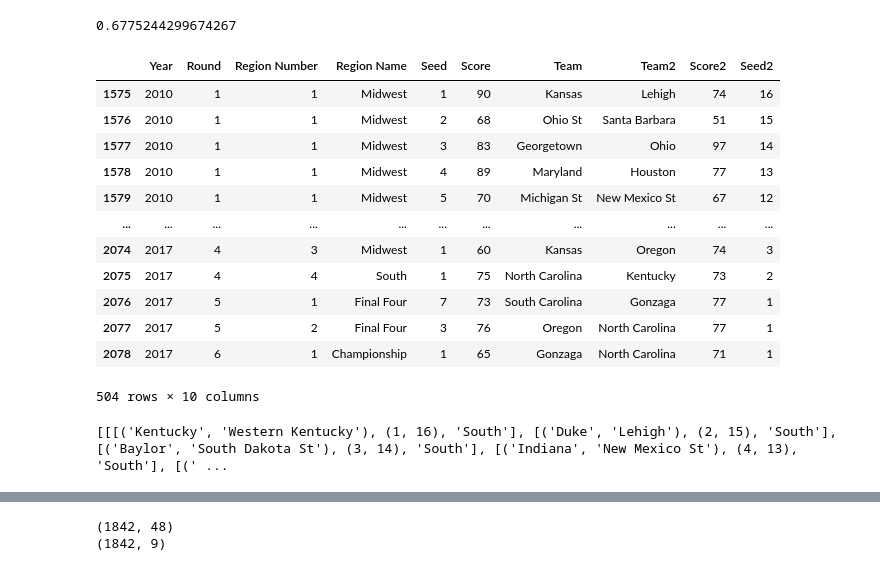
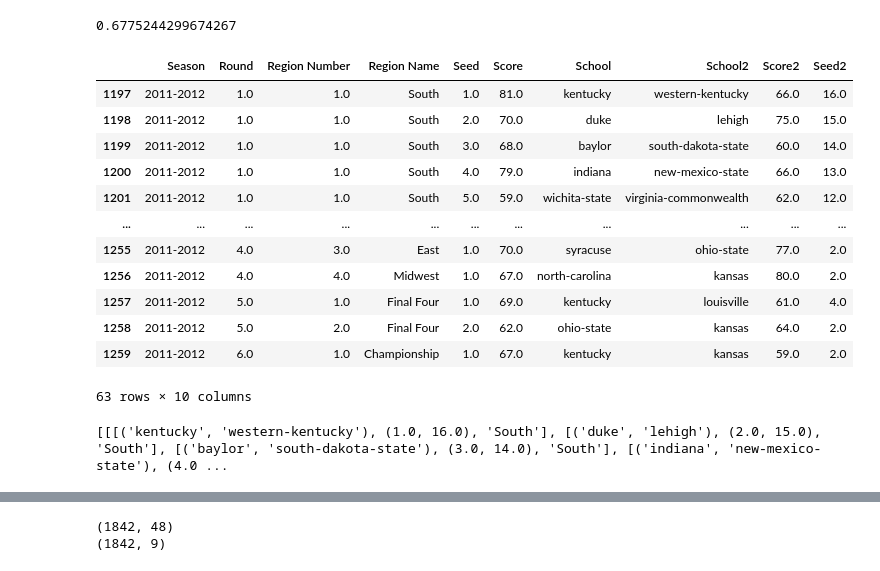
Before and after one commit to eddieloyd21/Big-Data-March-Madness, a Jupyter notebook: Predicting March Madness .ipynb, the cells around one changed output, grey strips where cells are left out. Saved outputs shown, nothing was run; the diff lists cells and outputs as text; code cells hidden in the pictures.

```diff
--- a/Predicting March Madness .ipynb
+++ b/Predicting March Madness .ipynb
@@ -203,25 +203,30 @@ round_to_predict = {"0":0, "1":1, "2":2, "3":3, "4":4, "5":5, "7":6, "8":7, "9":
 # %%
 # Preprocessing to try and make it so it is game by game instead
 # Note data already includes play in games (so no first four)
-rounds = pd.read_csv("/Users/eddieloyd/DIS/BigData/final/Big-Data-March-Madness/data/Big_Dance_CSV.csv")
+rounds = pd.read_csv("/Users/eddieloyd/DIS/BigData/final/Big-Data-March-Madness/data/big_dance.csv")
+rounds = rounds.dropna(how = "all")
+rounds = rounds.dropna(axis = 1, how = "all")
+rounds = rounds.loc[rounds["Season"].str.contains("2012")]
+rounds = rounds.loc[~rounds["Season"].str.contains("2013")]
+
 # Obtain only years with practice data
-rounds = rounds.loc[rounds["Year"] > 2009]
-rounds = rounds.loc[rounds["Year"] < 2018]
-rounds = rounds.rename(columns={'Team.1': 'Team2', 'Score.1': 'Score2', 'Seed.1': 'Seed2'})
+# rounds = rounds.loc[rounds["Year"] > 2009]
+# rounds = rounds.loc[rounds["Year"] < 2018]
+rounds = rounds.rename(columns={'School.1': 'School2', 'Score.1': 'Score2', 'Seed.1': 'Seed2'})
 rounds
 # %% [output]
-|  | Year | Round | Region Number | Region Name | Seed | Score | Team | Team2 | Score2 | Seed2 |
-| 1575 | 2010 | 1 | 1 | Midwest | 1 | 90 | Kansas | Lehigh | 74 | 16 |
-| 1576 | 2010 | 1 | 1 | Midwest | 2 | 68 | Ohio St | Santa Barbara | 51 | 15 |
-| 1577 | 2010 | 1 | 1 | Midwest | 3 | 83 | Georgetown | Ohio | 97 | 14 |
-| 1578 | 2010 | 1 | 1 | Midwest | 4 | 89 | Maryland | Houston | 77 | 13 |
-| 1579 | 2010 | 1 | 1 | Midwest | 5 | 70 | Michigan St | New Mexico St | 67 | 12 |
+|  | Season | Round | Region Number | Region Name | Seed | Score | School | School2 | Score2 | Seed2 |
+| 1197 | 2011-2012 | 1.0 | 1.0 | South | 1.0 | 81.0 | kentucky | western-kentucky | 66.0 | 16.0 |
+| 1198 | 2011-2012 | 1.0 | 1.0 | South | 2.0 | 70.0 | duke | lehigh | 75.0 | 15.0 |
+| 1199 | 2011-2012 | 1.0 | 1.0 | South | 3.0 | 68.0 | baylor | south-dakota-state | 60.0 | 14.0 |
+| 1200 | 2011-2012 | 1.0 | 1.0 | South | 4.0 | 79.0 | indiana | new-mexico-state | 66.0 | 13.0 |
+| 1201 | 2011-2012 | 1.0 | 1.0 | South | 5.0 | 59.0 | wichita-state | virginia-commonwealth | 62.0 | 12.0 |
 | ... | ... | ... | ... | ... | ... | ... | ... | ... | ... | ... |
-| 2074 | 2017 | 4 | 3 | Midwest | 1 | 60 | Kansas | Oregon | 74 | 3 |
-| 2075 | 2017 | 4 | 4 | South | 1 | 75 | North Carolina | Kentucky | 73 | 2 |
-| 2076 | 2017 | 5 | 1 | Final Four | 7 | 73 | South Carolina | Gonzaga | 77 | 1 |
-| 2077 | 2017 | 5 | 2 | Final Four | 3 | 76 | Oregon | North Carolina | 77 | 1 |
-| 2078 | 2017 | 6 | 1 | Championship | 1 | 65 | Gonzaga | North Carolina | 71 | 1 |
+| 1255 | 2011-2012 | 4.0 | 3.0 | East | 1.0 | 70.0 | syracuse | ohio-state | 77.0 | 2.0 |
+| 1256 | 2011-2012 | 4.0 | 4.0 | Midwest | 1.0 | 67.0 | north-carolina | kansas | 80.0 | 2.0 |
+| 1257 | 2011-2012 | 5.0 | 1.0 | Final Four | 1.0 | 69.0 | kentucky | louisville | 61.0 | 4.0 |
+| 1258 | 2011-2012 | 5.0 | 2.0 | Final Four | 2.0 | 62.0 | ohio-state | kansas | 64.0 | 2.0 |
+| 1259 | 2011-2012 | 6.0 | 1.0 | Championship | 1.0 | 67.0 | kentucky | kansas | 59.0 | 2.0 |
-504 rows × 10 columns
+63 rows × 10 columns
 # %%
 # Proceeding without changing the names until the data is fixed - so won't be able to connect stats yet
@@ -244,11 +248,11 @@ def get_bracket_setup(which_round):
 # %%
 bracket = []
 for i in range(1,6):
-    round_i = rounds_2012.loc[rounds_2012["Round"] == i]
+    round_i = rounds.loc[rounds["Round"] == i]
     bracket.append(get_bracket_setup(round_i))
 print(bracket)
 # %% [output]
-[[[('Kentucky', 'Western Kentucky'), (1, 16), 'South'], [('Duke', 'Lehigh'), (2, 15), 'South'], [('Baylor', 'South Dakota St'), (3, 14), 'South'], [('Indiana', 'New Mexico St'), (4, 13), 'South'], [(' ...
+[[[('kentucky', 'western-kentucky'), (1.0, 16.0), 'South'], [('duke', 'lehigh'), (2.0, 15.0), 'South'], [('baylor', 'south-dakota-state'), (3.0, 14.0), 'South'], [('indiana', 'new-mexico-state'), (4.0 ...
 # %%
 def simulate_round(single_round):
     # Making data able to predict data and move it to the next round, to simulate tournament
```
Also changed, not shown: parts of 27 cells of this notebook.
